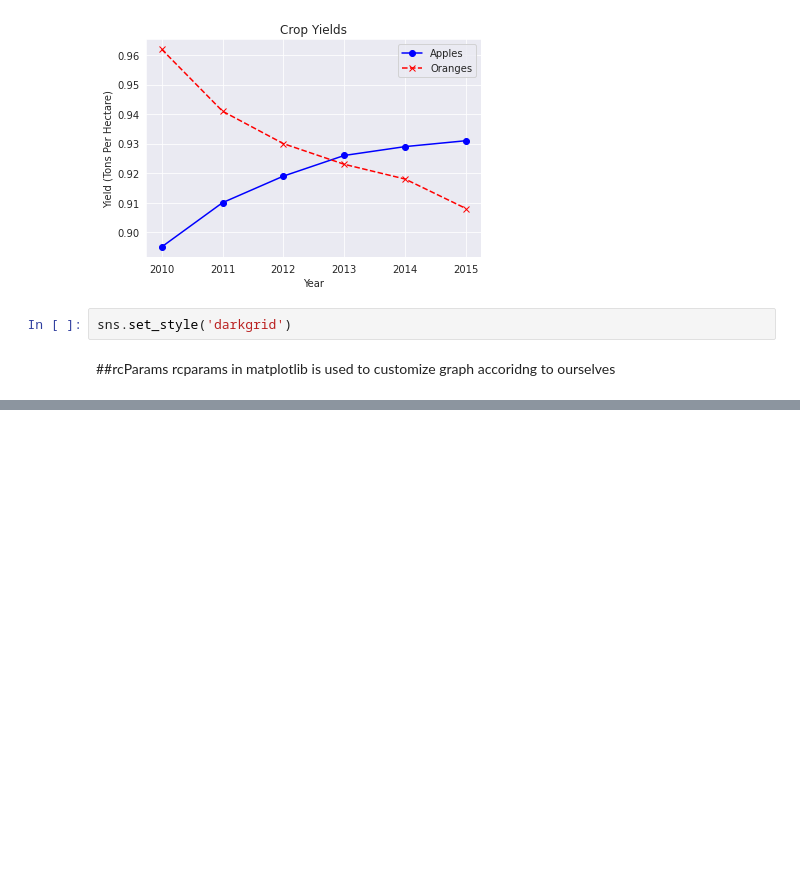
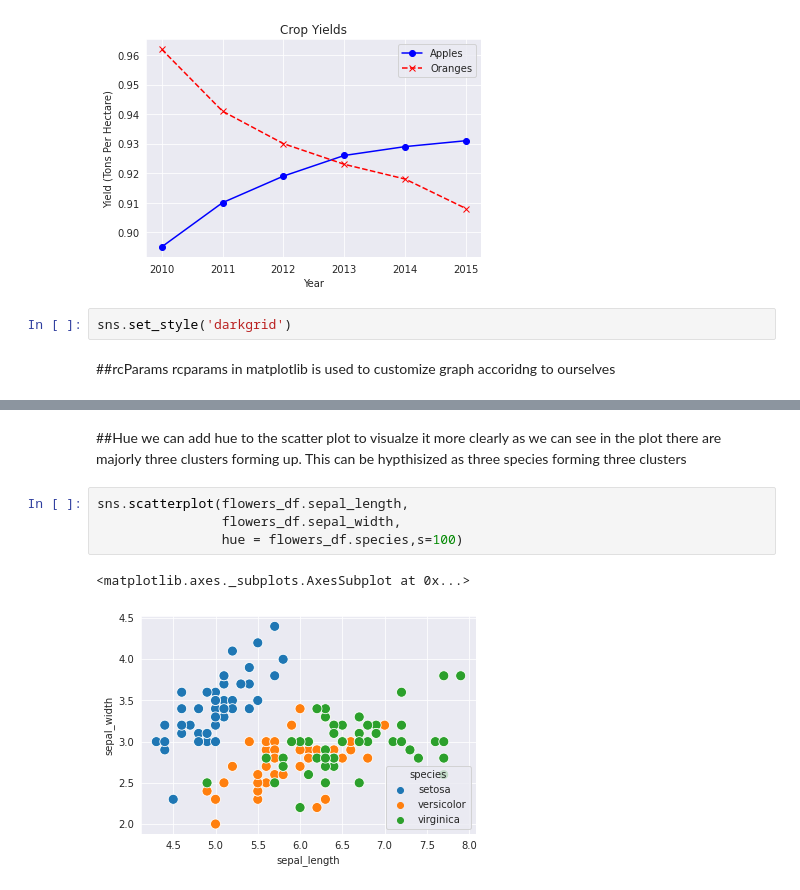
Before and after one commit to PriyanshSaxena25/data_analysis, a Jupyter notebook: Visualization1.ipynb, the cells around one changed output, grey strips where cells are left out. Saved outputs shown, nothing was run; the diff lists cells and outputs as text; blank space fills up the shorter version.

```diff
--- a/Visualization1.ipynb
+++ b/Visualization1.ipynb
@@ -98,0 +134,11 @@ rcparams in matplotlib is used to customize graph accoridng to ourselves
+# %% [markdown]
+##Hue
+we can add hue to the scatter plot to visualze it more clearly
+as we can see in the plot there are majorly three clusters forming up. This can be hypthisized as three species forming three clusters
+# %%
+sns.scatterplot(flowers_df.sepal_length,
+                flowers_df.sepal_width,
+                hue = flowers_df.species,s=100)
+# %% [output]
+<matplotlib.axes._subplots.AxesSubplot at 0x...>
+[figure, added]
```
Also changed, not shown: parts of 7 cells of this notebook.
